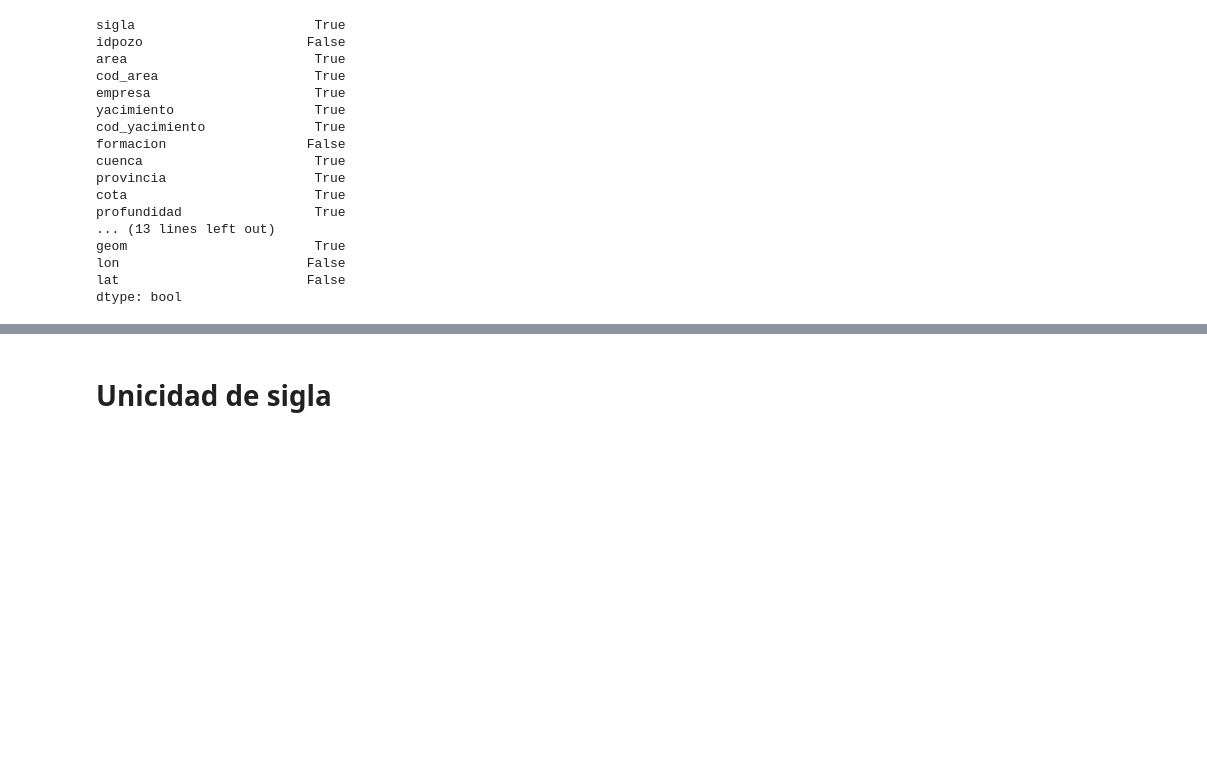
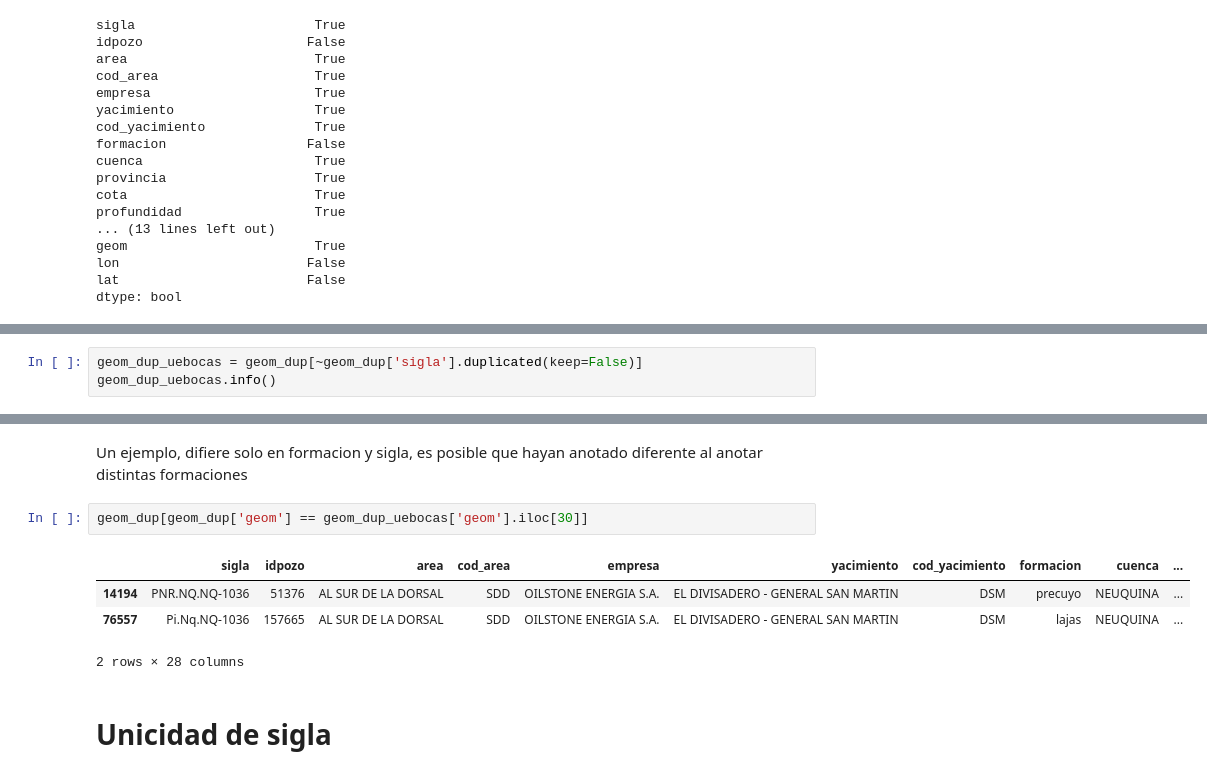
Before and after one commit to tiagoscalise3/calidad_tp2, a Jupyter notebook: Unicidad.ipynb, the cells around one changed output, grey strips where cells are left out. Saved outputs shown, nothing was run; the diff lists cells and outputs as text; blank space fills up the shorter version.

```diff
--- a/Unicidad.ipynb
+++ b/Unicidad.ipynb
@@ -229,0 +257,3 @@ dtype: bool
+# %%
+geom_dup_uebocas = geom_dup[~geom_dup['sigla'].duplicated(keep=False)]
+geom_dup_uebocas.info()
@@ -230,2 +278,11 @@ dtype: bool
+# %% [markdown]
+Un ejemplo, difiere solo en formacion y sigla, es posible que hayan anotado diferente al anotar distintas formaciones
+# %%
+geom_dup[geom_dup['geom'] == geom_dup_uebocas['geom'].iloc[30]]
+# %% [output]
+|  | sigla | idpozo | area | cod_area | empresa | yacimiento | cod_yacimiento | formacion | cuenca | ... |
+| 14194 | PNR.NQ.NQ-1036 | 51376 | AL SUR DE LA DORSAL | SDD | OILSTONE ENERGIA S.A. | EL DIVISADERO - GENERAL SAN MARTIN | DSM | precuyo | NEUQUINA | ... |
+| 76557 | Pi.Nq.NQ-1036 | 157665 | AL SUR DE LA DORSAL | SDD | OILSTONE ENERGIA S.A. | EL DIVISADERO - GENERAL SAN MARTIN | DSM | lajas | NEUQUINA | ... |
+2 rows × 28 columns
 # %% [markdown]
 # Unicidad de sigla
```
Also changed, not shown: parts of 33 cells of this notebook.
